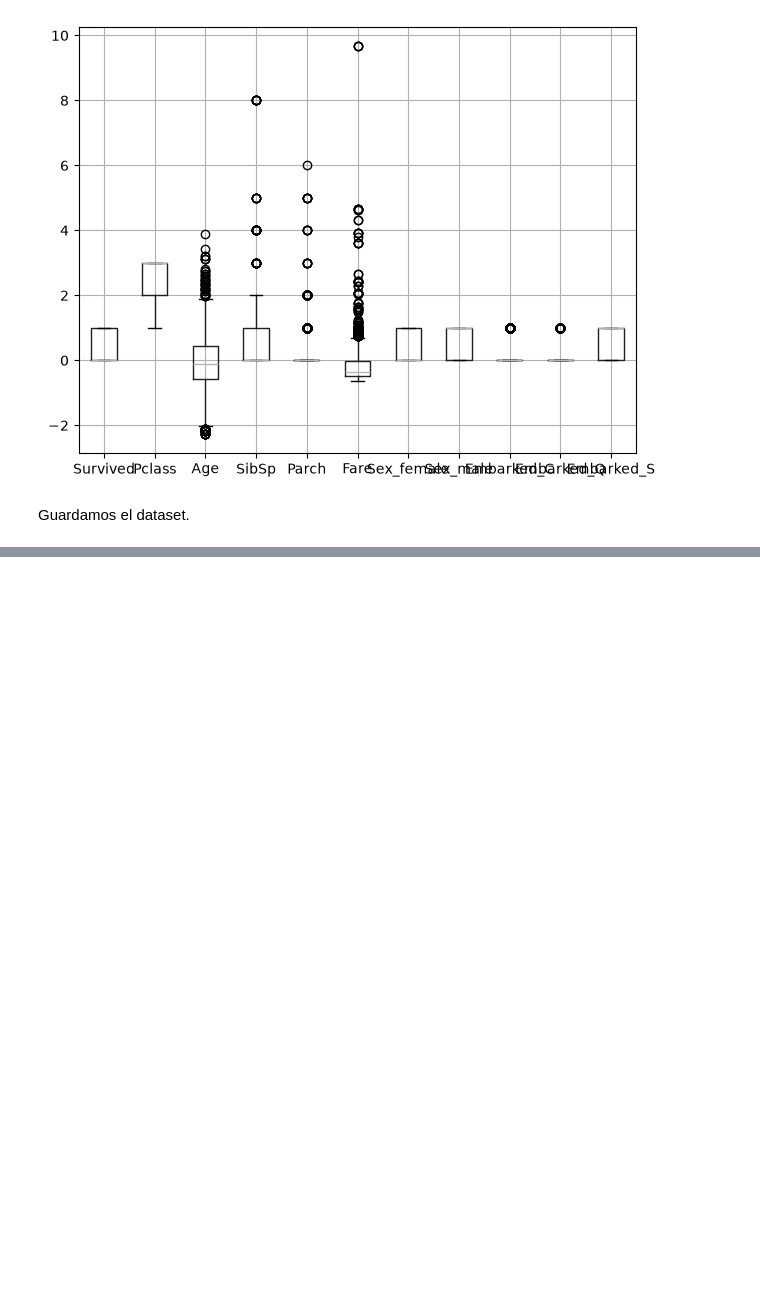
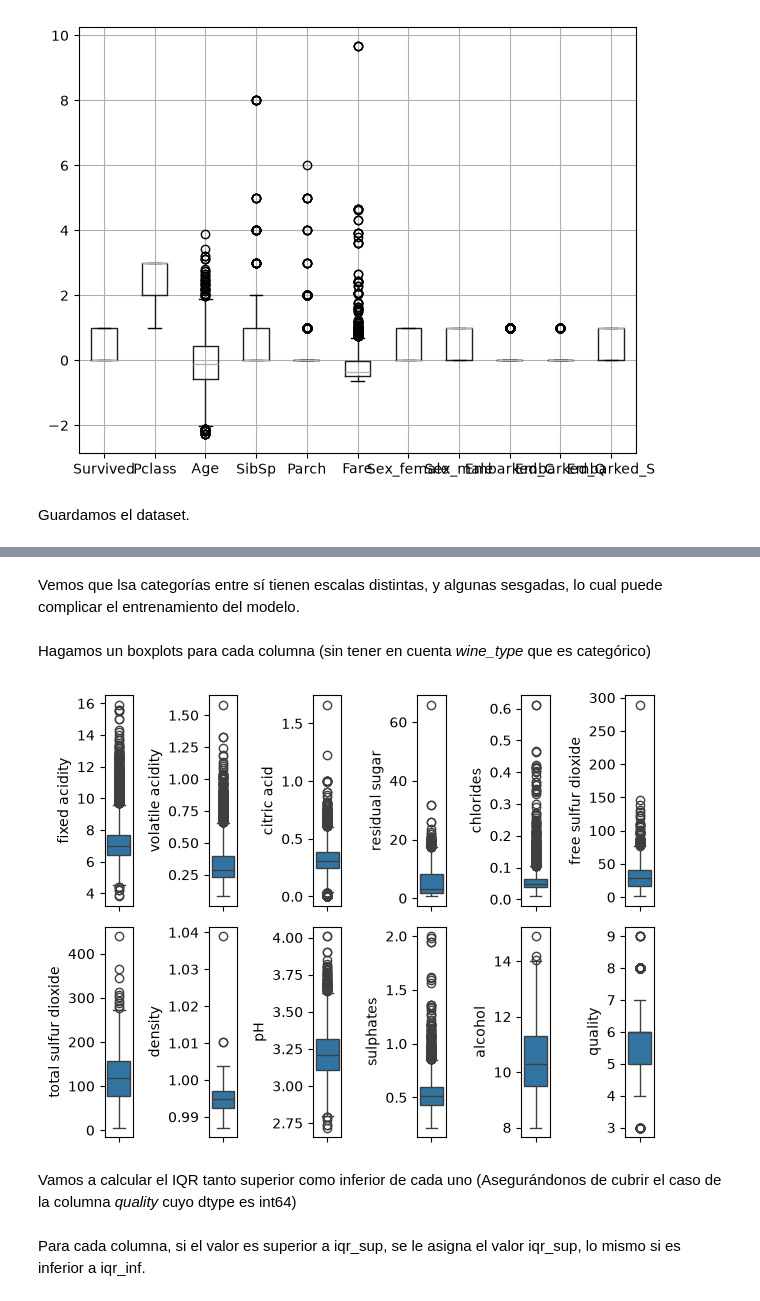
Before and after one commit to samuelmzc/Desarrollo_Soluciones_IA_UNIR, a Jupyter notebook: 1_Introduccion_IA_ML/lab3_training.ipynb, the cells around one changed output, grey strips where cells are left out. Drawn from its saved outputs; the diff is of its cells as text; code cells hidden in the pictures; blank space fills up the shorter version.

```diff
--- a/1_Introduccion_IA_ML/lab3_training.ipynb
+++ b/1_Introduccion_IA_ML/lab3_training.ipynb
@@ -218,0 +293,16 @@ df.to_csv(data_folder + "dataset_cleaned.csv")
+# %% [markdown]
+Vemos que lsa categorías entre sí tienen escalas distintas, y algunas sesgadas, lo cual puede complicar el entrenamiento del modelo.
+# %% [markdown]
+Hagamos un boxplots para cada columna (sin tener en cuenta *wine_type* que es categórico)
+# %%
+fig, ax = plt.subplots(nrows = 2, ncols = 6)
+axes = ax.flatten()
+for i, cat in enumerate(df.columns[:-1]):
+    sns.boxplot(data = df, y = cat, ax = axes[i])
+
+plt.tight_layout()
+plt.show()
+# %% [output]
+[figure, added]
+# %% [markdown]
+Vamos a calcular el IQR tanto superior como inferior de cada uno (Asegurándonos de cubrir el caso de la columna *quality* cuyo dtype es int64)
@@ -218,0 +313,2 @@ df.to_csv(data_folder + "dataset_cleaned.csv")
+# %% [markdown]
+Para cada columna, si el valor es superior a iqr_sup, se le asigna el valor iqr_sup, lo mismo si es inferior a iqr_inf.
```
Also changed, not shown: parts of 25 cells of this notebook, 4 other files.
